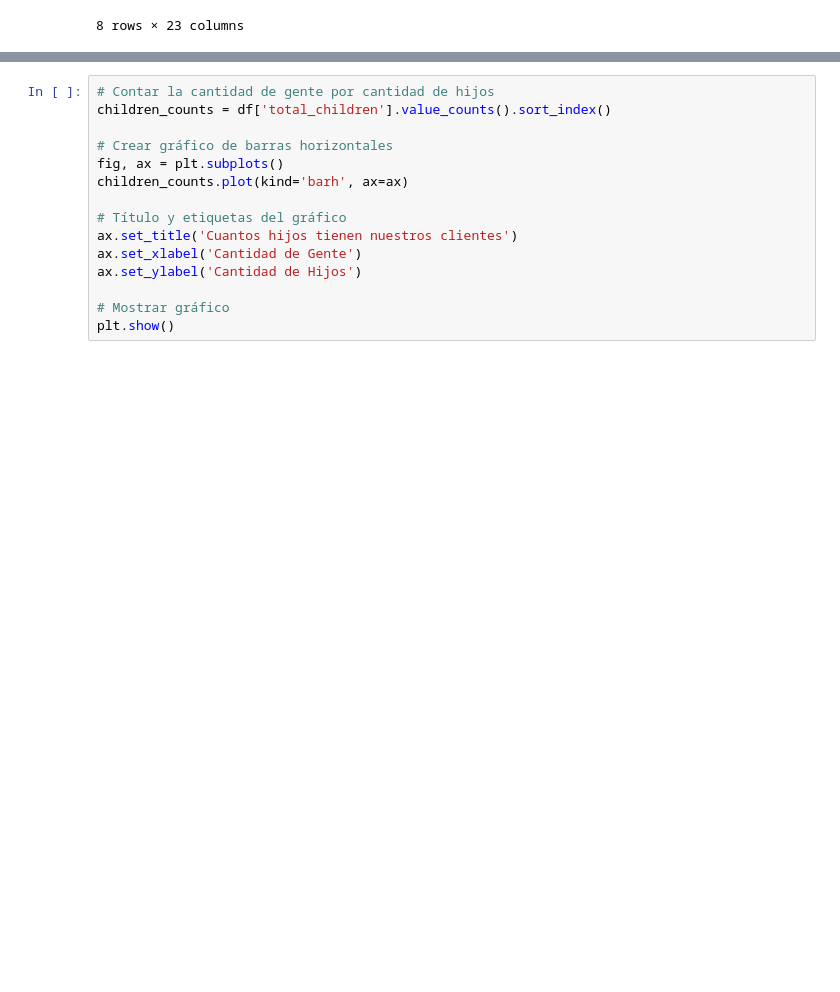
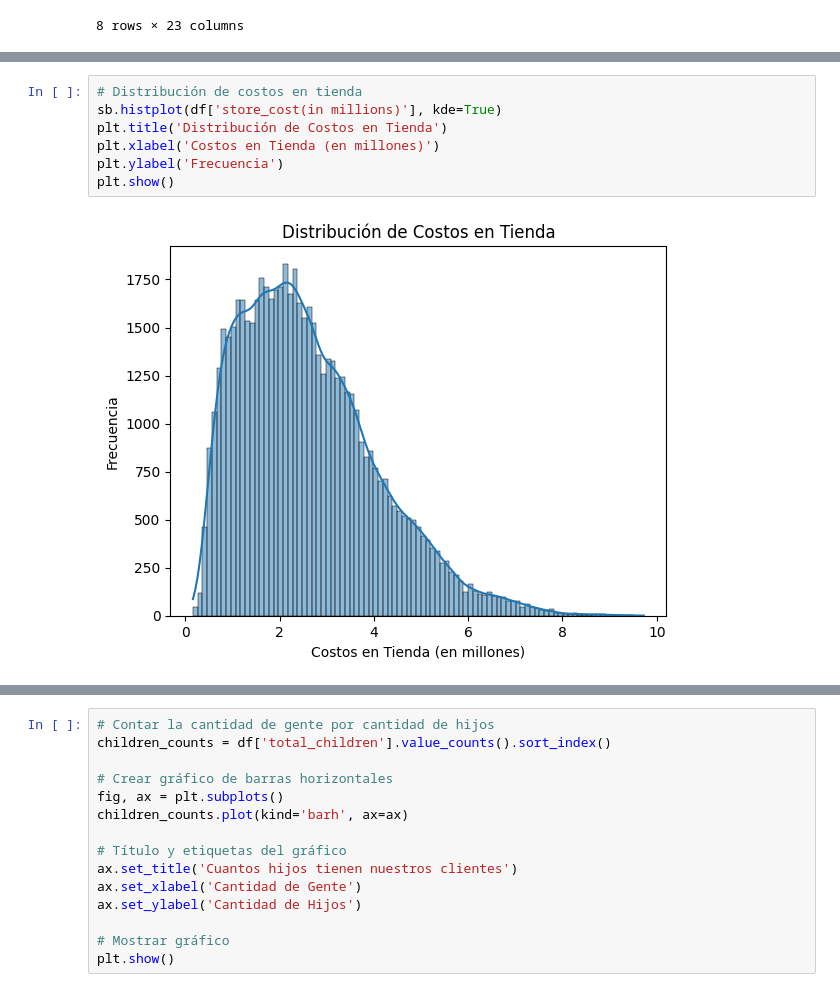
Before and after one commit to Apolo073/CODER_Cienciadedatos, a Jupyter notebook: Comportamiento_Compra+Stein_2.ipynb, the cells around one changed output, grey strips where cells are left out. Drawn from its saved outputs; the diff is of its cells as text; blank space fills up the shorter version.

```diff
--- a/Comportamiento_Compra+Stein_2.ipynb
+++ b/Comportamiento_Compra+Stein_2.ipynb
@@ -134,0 +163,9 @@ plt.show()
+# %%
+# Distribución de costos en tienda
+sb.histplot(df['store_cost(in millions)'], kde=True)
+plt.title('Distribución de Costos en Tienda')
+plt.xlabel('Costos en Tienda (en millones)')
+plt.ylabel('Frecuencia')
+plt.show()
+# %% [output]
+[figure, added]
```
Also changed, not shown: parts of 34 cells of this notebook.
